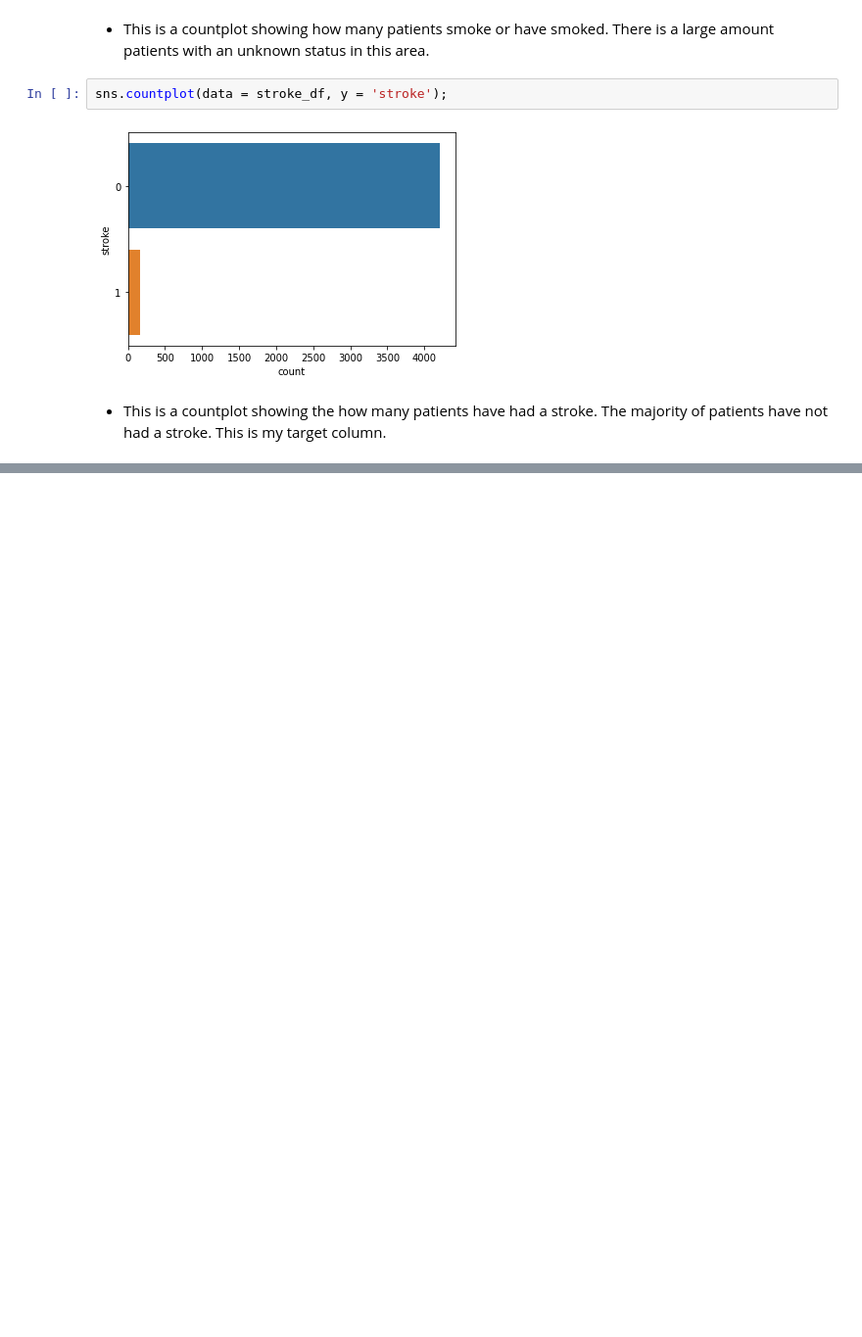
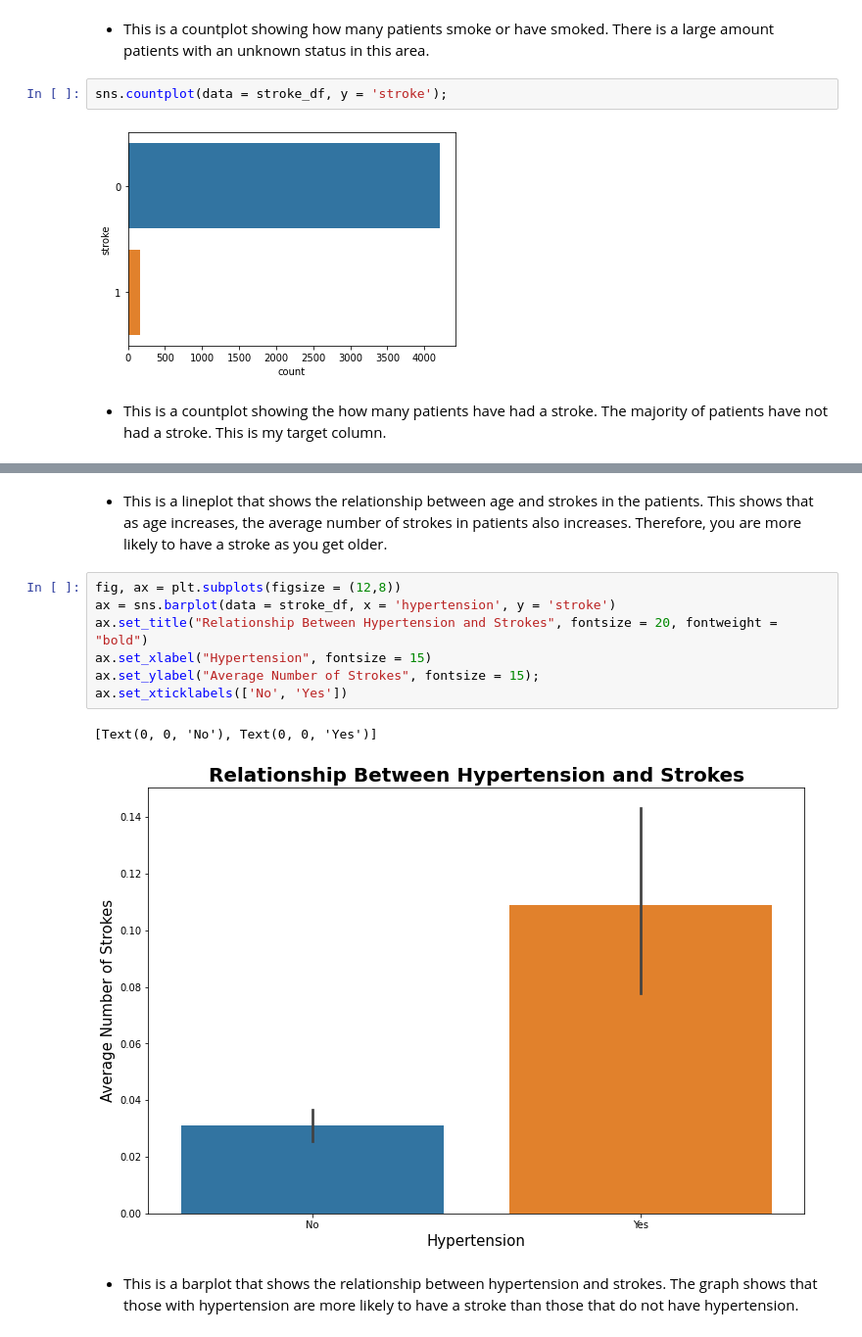
Before and after one commit to alexre24/Project-2, a Jupyter notebook: Stroke_Prediction_Data.ipynb, the cells around one changed output, grey strips where cells are left out. Shown at 98% size. Saved outputs shown, nothing was run; the diff lists cells and outputs as text; blank space fills up the shorter version.

```diff
--- a/Stroke_Prediction_Data.ipynb
+++ b/Stroke_Prediction_Data.ipynb
@@ -324,0 +343,14 @@ sns.countplot(data = stroke_df, y = 'stroke');
+# %% [markdown]
+- This is a lineplot that shows the relationship between age and strokes in the patients. This shows that as age increases, the average number of strokes in patients also increases. Therefore, you are more likely to have a stroke as you get older.
+# %%
+fig, ax = plt.subplots(figsize = (12,8))
+ax = sns.barplot(data = stroke_df, x = 'hypertension', y = 'stroke')
+ax.set_title("Relationship Between Hypertension and Strokes", fontsize = 20, fontweight = "bold")
+ax.set_xlabel("Hypertension", fontsize = 15)
+ax.set_ylabel("Average Number of Strokes", fontsize = 15);
+ax.set_xticklabels(['No', 'Yes'])
+# %% [output]
+[Text(0, 0, 'No'), Text(0, 0, 'Yes')]
+[figure, added]
+# %% [markdown]
+- This is a barplot that shows the relationship between hypertension and strokes. The graph shows that those with hypertension are more likely to have a stroke than those that do not have hypertension.
```
Also changed, not shown: parts of 5 cells of this notebook.
